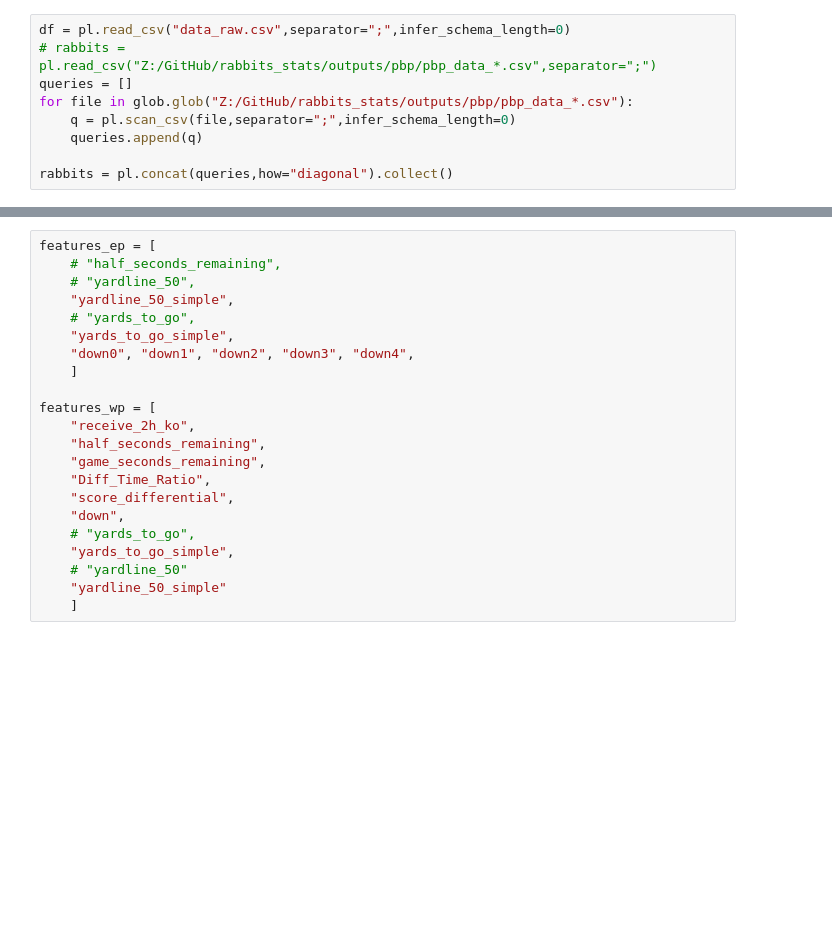
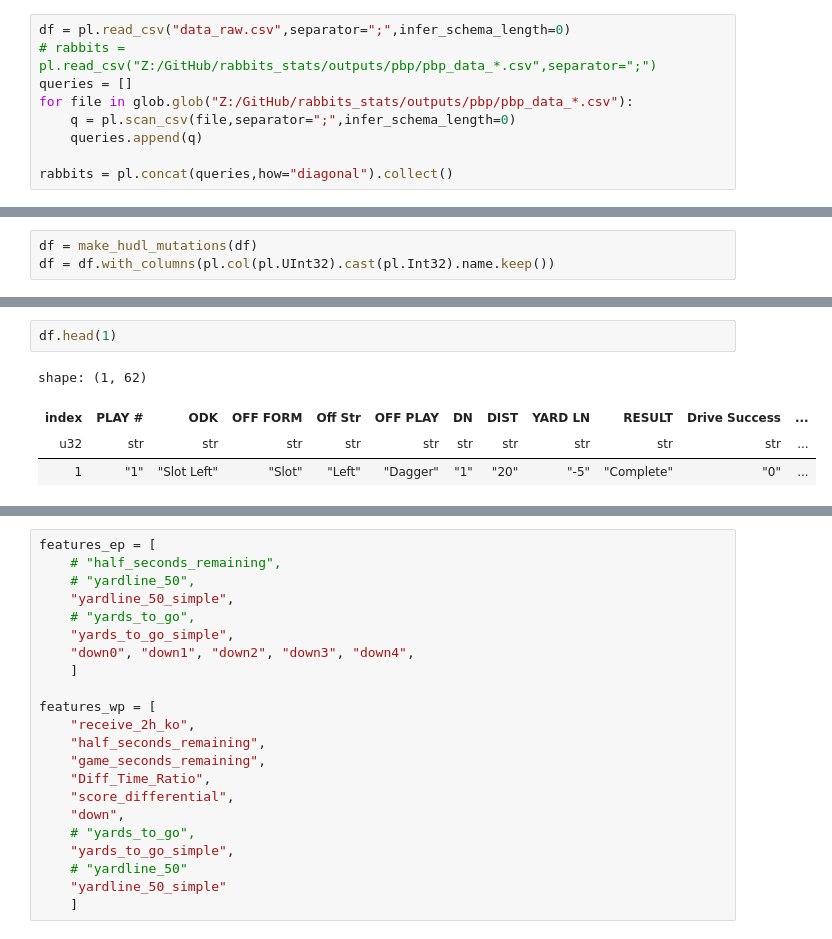
Before and after one commit to christianlohr9/flag_football_ep, a Jupyter notebook: ep_model.ipynb, the cells around one changed output, grey strips where cells are left out. Drawn from its saved outputs; the diff is of its cells as text; blank space fills up the shorter version.

```diff
--- a/ep_model.ipynb
+++ b/ep_model.ipynb
@@ -34,0 +31,3 @@ df.shape
+# %%
+df = make_hudl_mutations(df)
+df = df.with_columns(pl.col(pl.UInt32).cast(pl.Int32).name.keep())
@@ -34,0 +41,7 @@ df.shape
+# %%
+df.head(1)
+# %% [output]
+shape: (1, 62)
+| index | PLAY # | ODK | OFF FORM | Off Str | OFF PLAY | DN | DIST | YARD LN | RESULT | Drive Success | ... |
+| u32 | str | str | str | str | str | str | str | str | str | str | ... |
+| 1 | "1" | "Slot Left" | "Slot" | "Left" | "Dagger" | "1" | "20" | "-5" | "Complete" | "0" | ... |
```
Also changed, not shown: parts of 5 cells of this notebook, 17 other files.
